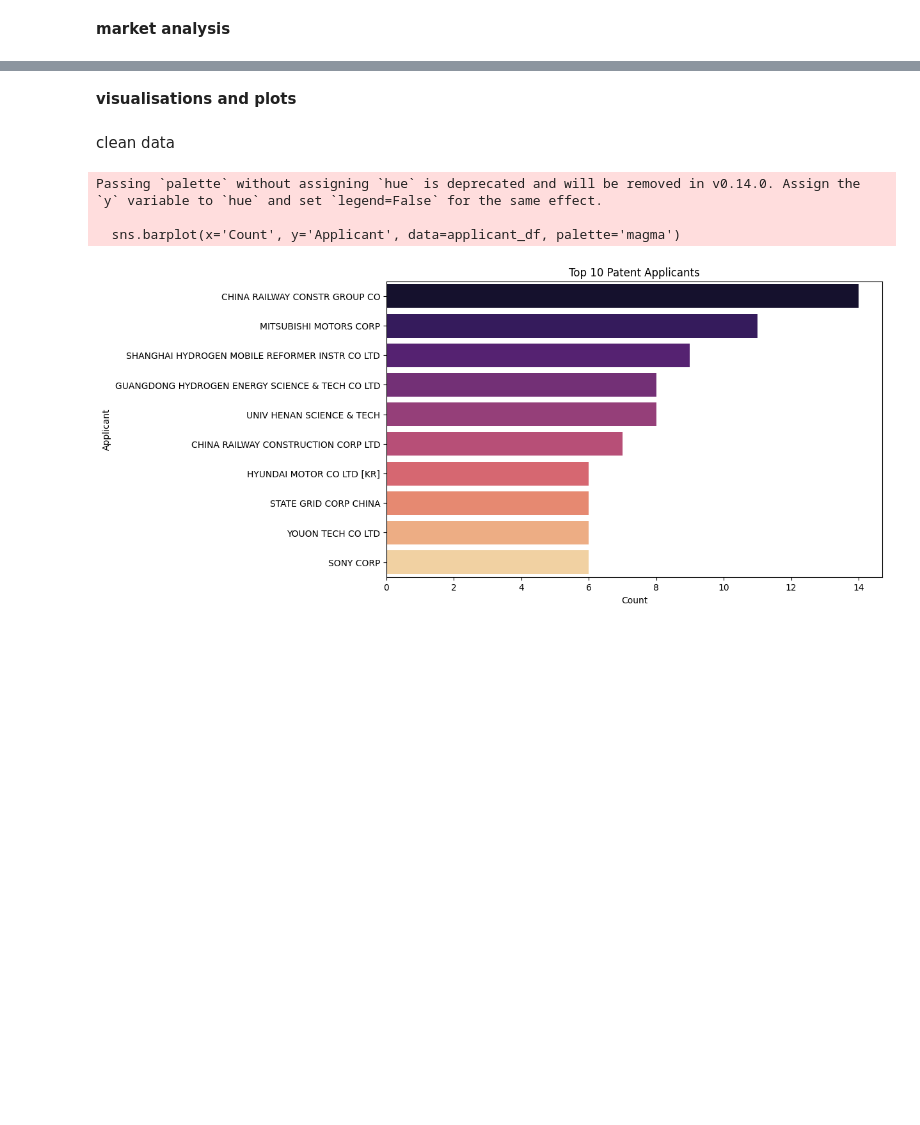
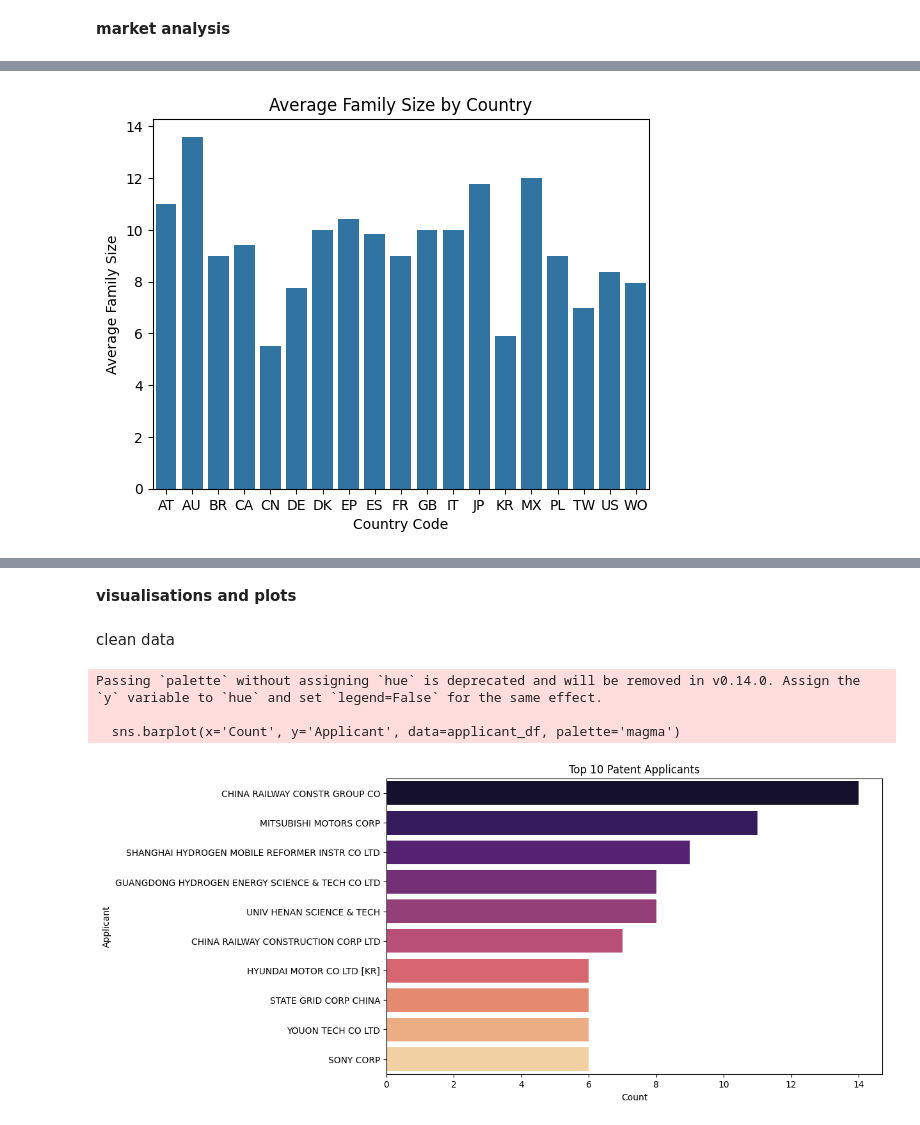
Before and after one commit to tasnim2410/technology-trend-analysis, a Jupyter notebook: DataPreparationForR.ipynb, the cells around one changed output, grey strips where cells are left out. Saved outputs shown, nothing was run; the diff lists cells and outputs as text; code cells hidden in the pictures; blank space fills up the shorter version.

```diff
--- a/DataPreparationForR.ipynb
+++ b/DataPreparationForR.ipynb
@@ -1062,0 +1134,14 @@ Mean Value of Patents: $15,654.93
+# %%
+import seaborn as sns
+
+# Group by country and calculate average family size
+family_size_by_country = family_df_copy.explode('country_codes').groupby('country_codes')['family_size'].mean().reset_index()
+
+# Plot
+sns.barplot(x='country_codes', y='family_size', data=family_size_by_country)
+plt.title('Average Family Size by Country')
+plt.xlabel('Country Code')
+plt.ylabel('Average Family Size')
+plt.show()
+# %% [output]
+[figure, added]
```
Also changed, not shown: parts of 61 cells of this notebook, 11 other files.
